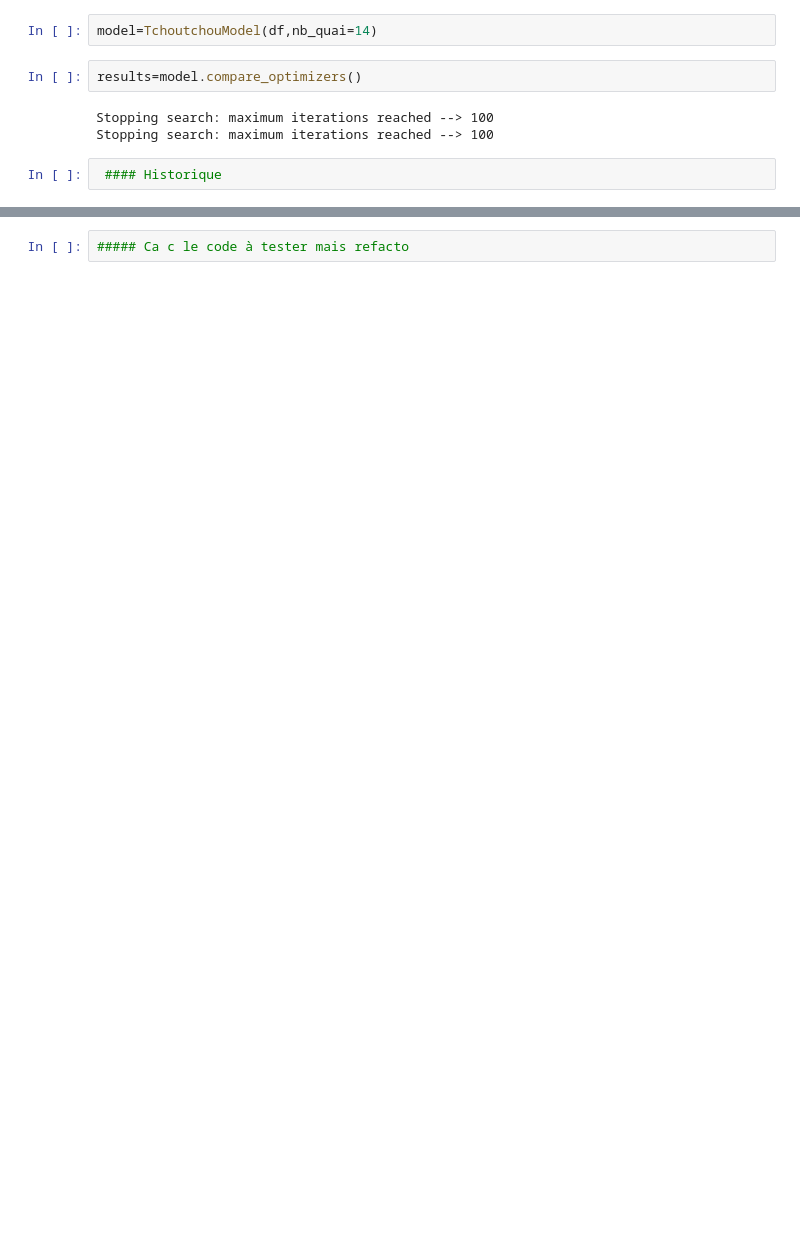
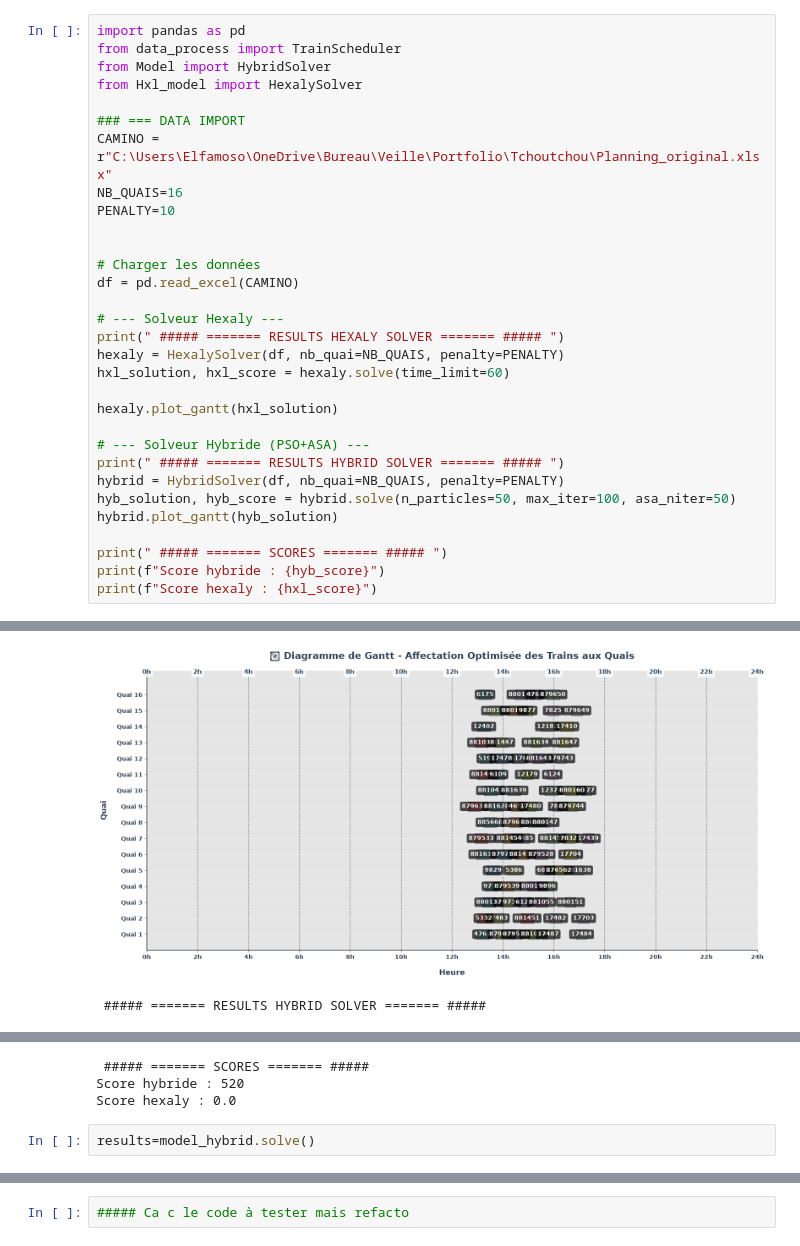
Before and after one commit to Analista-enr/Victorien_Bigarre_Portfolio, a Jupyter notebook: projects/Tchoutchou/viz.ipynb, the cells around one changed output, grey strips where cells are left out. Cells and saved outputs as stored; diff of their text form; blank space fills up the shorter version.

```diff
--- a/projects/Tchoutchou/viz.ipynb
+++ b/projects/Tchoutchou/viz.ipynb
@@ -22,9 +1,32 @@ print(df.head())
-# %%
-model=TchoutchouModel(df,nb_quai=14)
-# %%
-results=model.compare_optimizers()
-# %% [output]
-Stopping search: maximum iterations reached --> 100
-Stopping search: maximum iterations reached --> 100
-# %%
- #### Historique
+# %%
+import pandas as pd
+from data_process import TrainScheduler
+from Model import HybridSolver
+from Hxl_model import HexalySolver
+
+### === DATA IMPORT
+CAMINO = r"C:\Users\Elfamoso\OneDrive\Bureau\Veille\Portfolio\Tchoutchou\Planning_original.xlsx"
+NB_QUAIS=16
+PENALTY=10
+
+
+# Charger les données
+df = pd.read_excel(CAMINO)
+
+# --- Solveur Hexaly ---
+print(" ##### ======= RESULTS HEXALY SOLVER ======= ##### ")
+hexaly = HexalySolver(df, nb_quai=NB_QUAIS, penalty=PENALTY)
+hxl_solution, hxl_score = hexaly.solve(time_limit=60)
+
+hexaly.plot_gantt(hxl_solution)
+
+# --- Solveur Hybride (PSO+ASA) ---
+print(" ##### ======= RESULTS HYBRID SOLVER ======= ##### ")
+hybrid = HybridSolver(df, nb_quai=NB_QUAIS, penalty=PENALTY)
+hyb_solution, hyb_score = hybrid.solve(n_particles=50, max_iter=100, asa_niter=50)
+hybrid.plot_gantt(hyb_solution)
+
+print(" ##### ======= SCORES ======= ##### ")
+print(f"Score hybride : {hyb_score}")
+print(f"Score hexaly : {hxl_score}")
+# %% [output]
@@ -30,0 +52,2 @@ Stopping search: maximum iterations reached --> 100
+[figure, added]
+ ##### ======= RESULTS HYBRID SOLVER ======= #####
@@ -30,0 +55,5 @@ Stopping search: maximum iterations reached --> 100
+ ##### ======= SCORES ======= #####
+Score hybride : 520
+Score hexaly : 0.0
+# %%
+results=model_hybrid.solve()
```
Also changed, not shown: parts of 13 cells of this notebook, 7 other files.
